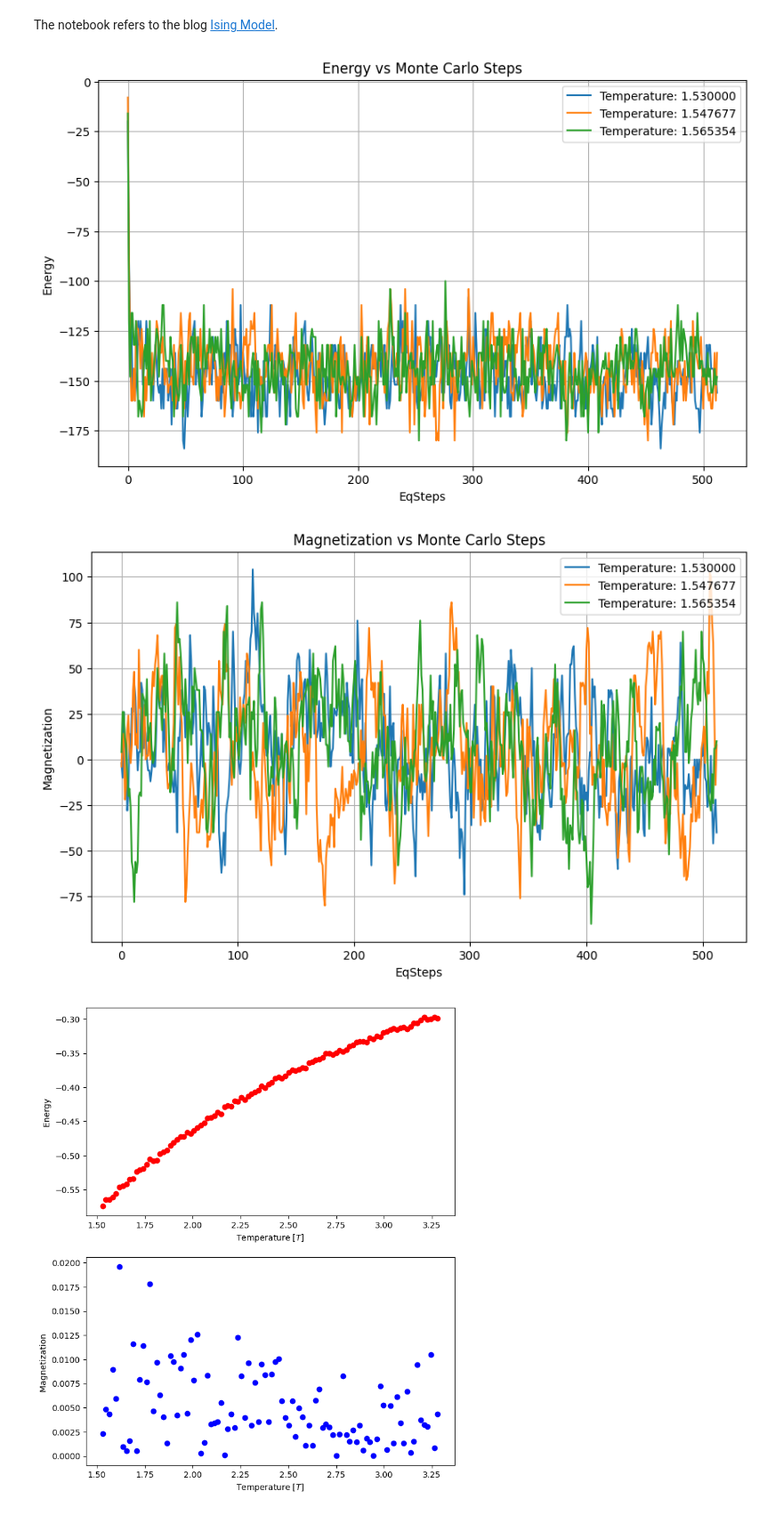
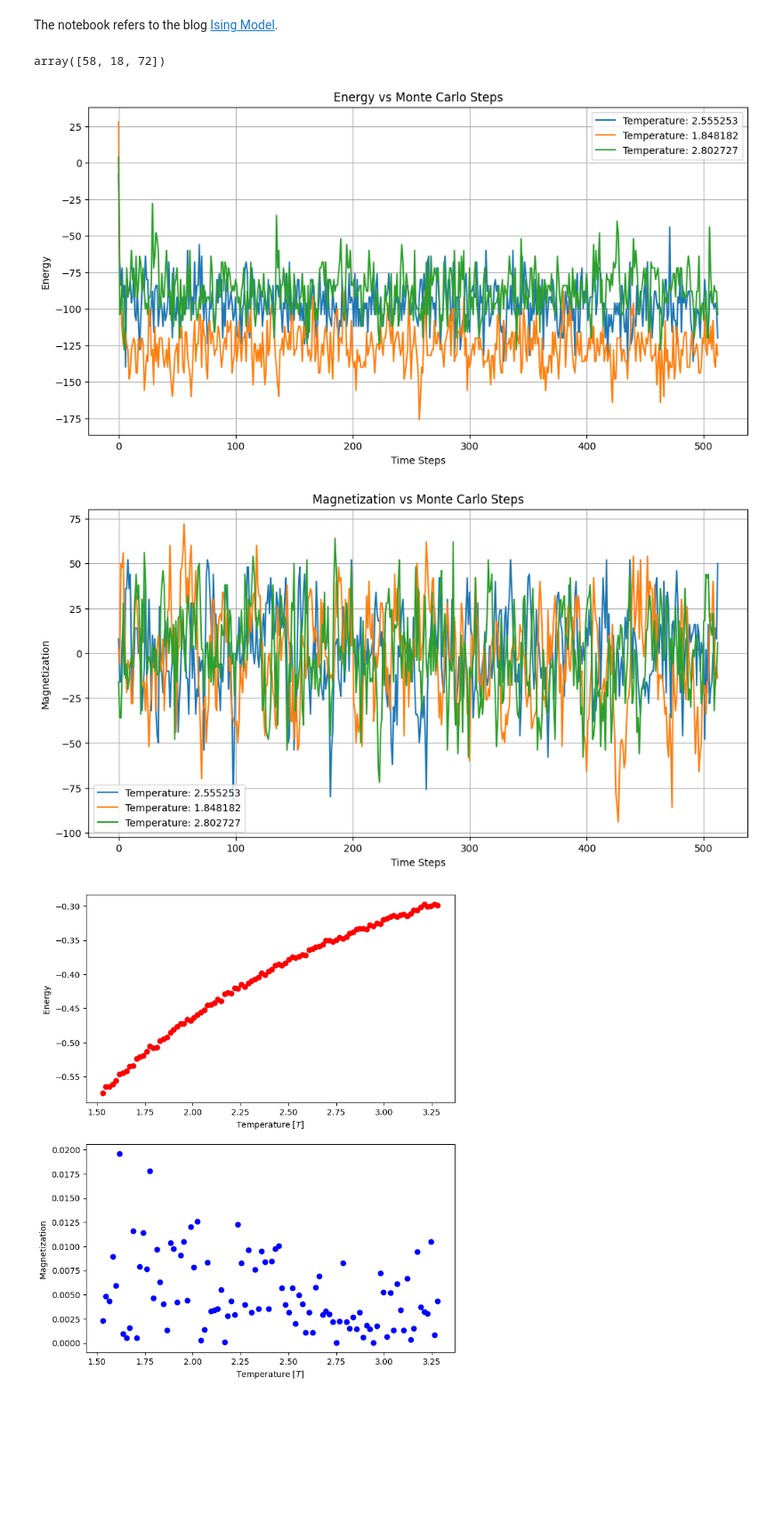
Before and after one commit to HuijiaoLuo/Simulation, a Jupyter notebook: Simple_1DIsingModel.ipynb, the cells around one changed output. Shown at 89% size. Saved outputs shown, nothing was run; the diff lists cells and outputs as text; code cells hidden in the pictures; blank space fills up the shorter version.

Commit message:
1D Ising Modeling with Monte Carlo approach

```diff
--- a/Simple_1DIsingModel.ipynb
+++ b/Simple_1DIsingModel.ipynb
@@ -14,11 +14,11 @@ import matplotlib.pyplot as plt
 The notebook refers to the blog [Ising Model](https://rajeshrinet.github.io/blog/2014/ising-model/).
 # %%
 def initialize_config(L):
-    # Initialize a 1D configuration with random spins (+1 or -1)
+    """Initialize a 1D configuration with random spins (+1 or -1)"""
     return 2 * np.random.randint(2, size = L) - 1
 
 def calculate_energy(config, J):
-    # Calculate the energy of the entire system
+    """Calculate the energy of the entire system"""
     energy = 0
     L = len(config) #
     for i in range(L):
@@ -27,12 +27,12 @@ def calculate_energy(config, J):
     return energy / 2
 
 def calculate_Magnetization(config):
-    '''Magnetization of a given configuration'''
+    """Calculate the magnetization of the given configuration"""
     mag = np.sum(config)
     return mag
 
 def metropolis_steps(config, beta):
-    # Perform the metropolis steps to update the configuration
+    """Perform the metropolis steps to update the configuration"""
     L = len(config)
     for _ in range(L):
         j = np.random.randint(0, L)
@@ -45,28 +45,32 @@ def metropolis_steps(config, beta):
     return config
 # %%
 def ising_1d(L, J, T, eqSteps, mcSteps):
-    # Simulate the 1D Ising Model
+    """Simulate the 1D Ising Model by applying Monte Carlo approach"""
     beta = 1.0 / T
     E1 = M1 = 0
-    config = initialize_config(L)
-
     Energy_evolution = []
     Mag_evolution = []
+
+    # Initialization
+    config = initialize_config(L)
+    Energy_evolution.append(calculate_energy(config, J))  # Record how system energy changes over time
+    Mag_evolution.append(calculate_Magnetization(config)) # Record how system magnetization changes over time
+
+
+    # Apply Monte Carlo approach to achieve system equilibration
     for _ in range(eqSteps):
+        config = metropolis_steps(config, beta)
         Energy_evolution.append(calculate_energy(config, J))
         Mag_evolution.append(calculate_Magnetization(config))
-        config = metropolis_steps(config, beta)
-    Energy_evolution.append(calculate_energy(config, J))
-    Mag_evolution.append(calculate_Magnetization(config))
-    # eqConfig = config
 
 
+    # Obtain the average values of the system energy and magnetization By Monte Carlo approach
+    Mag = 0
     Energy = 0
-    Mag = 0
     for _ in range(mcSteps):
         config = metropolis_steps(config, beta)
         Energy = calculate_energy(config, J)     # calculate the energy
-        Mag = calculate_Magnetization(config)    # calculate the magnetisation
+        Mag = calculate_Magnetization(config)    # calculate the magnetization
 
         E1 = E1 + Energy
         M1 = M1 + Mag
@@ -94,37 +101,42 @@ for tt in range(nt):
     M_evolution.append(Mag_evol)
     E[tt] = E1 * n1
     M[tt] = M1 * n1
+# %%
+eqLegend = []
+T_index = [tt for tt in range(nt)]
+select_time = np.random.choice(T_index, 3)
+select_time
+# %% [output]
+array([58, 18, 72])
 # %%
 # Plot energy vs steps
-plt.figure(figsize=(10, 6))
-eqLegend = []
-for tt in range(3):
+plt.figure(figsize=(12, 6))
+for tt in select_time:
     eqLegend.append("Temperature: %f"%T[tt])
     plt.plot(E_evolution[tt])
 
 plt.title('Energy vs Monte Carlo Steps')
-plt.xlabel('EqSteps')
+plt.xlabel('Time Steps')
 plt.ylabel('Energy')
 plt.legend(eqLegend)
 plt.grid()
 plt.show()
 # %% [output]
-[figure, old version]
+[figure, new version]
 # %%
-plt.figure(figsize=(10, 6))
-eqLegend = []
-for tt in range(3):
+plt.figure(figsize=(12, 6))
+for tt in select_time:
     eqLegend.append("Temperature: %f"%T[tt])
     plt.plot(M_evolution[tt])
 
 plt.title('Magnetization vs Monte Carlo Steps')
-plt.xlabel('EqSteps')
+plt.xlabel('Time Steps')
 plt.ylabel('Magnetization')
 plt.legend(eqLegend)
 plt.grid()
 plt.show()
 # %% [output]
-[figure, old version]
+[figure, new version]
 # %%
 f = plt.figure(figsize=(8, 10))   # plot the calculated values
 
```
Also changed, not shown: parts of 1 cell of this notebook.
